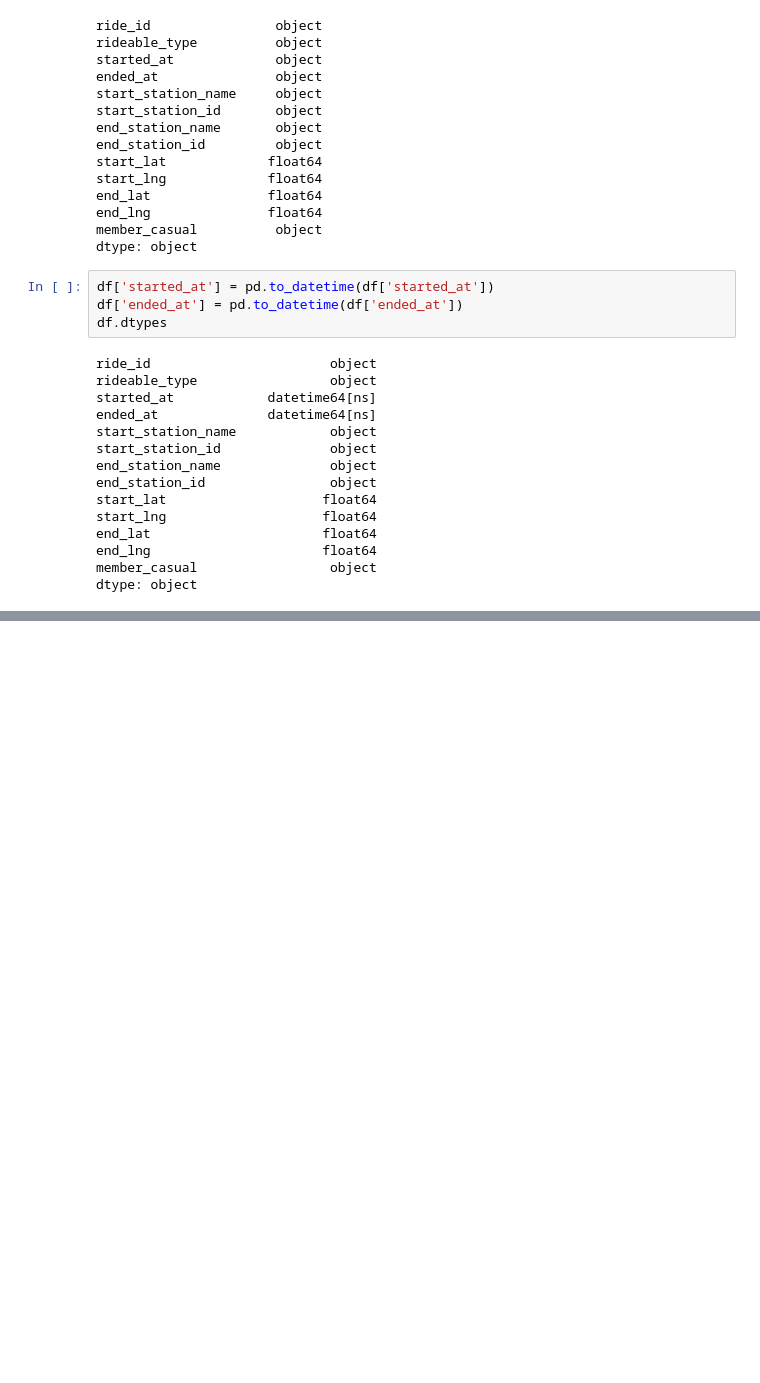
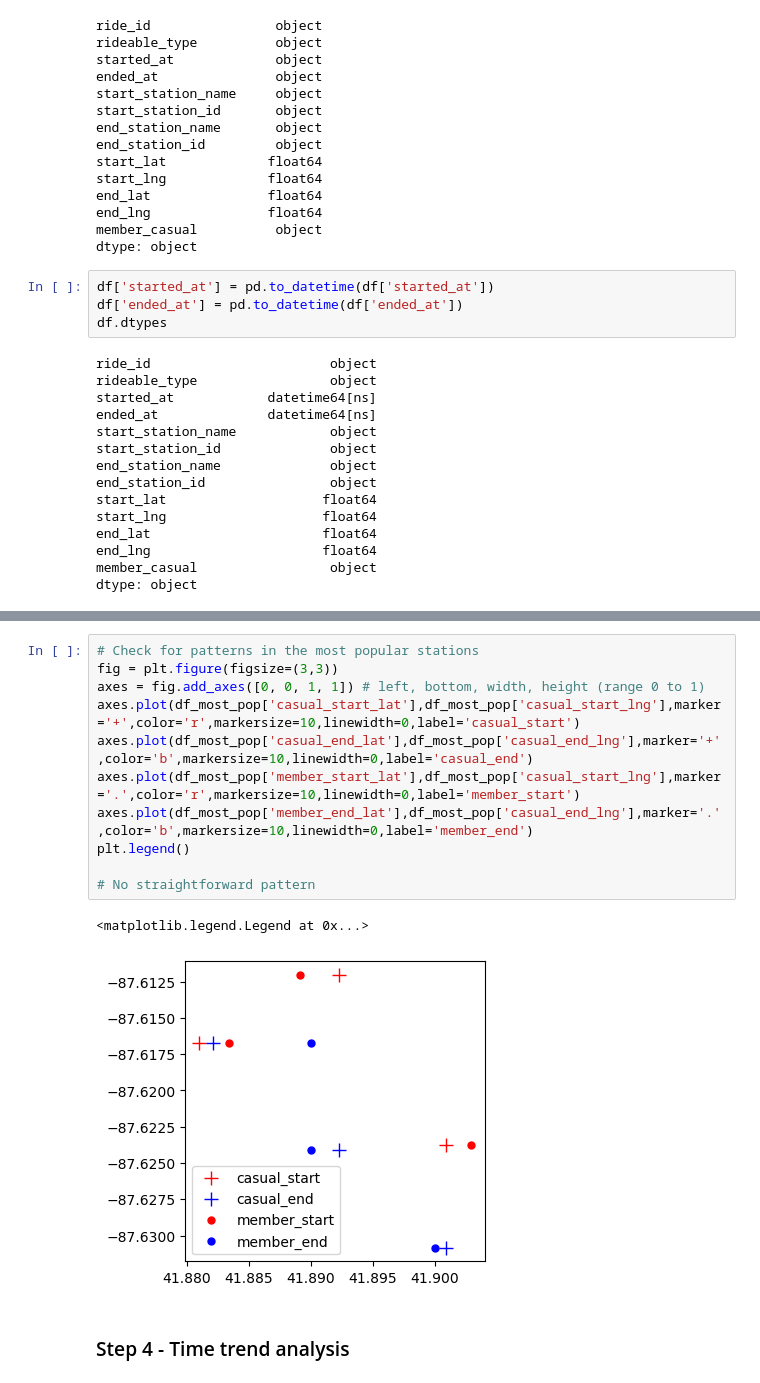
Before and after one commit to nagyroland97/Bike-share-dataset-analysis, a Jupyter notebook: python/main.ipynb, the cells around one changed output, grey strips where cells are left out. Saved outputs shown, nothing was run; the diff lists cells and outputs as text; blank space fills up the shorter version.

```diff
--- a/python/main.ipynb
+++ b/python/main.ipynb
@@ -351,0 +254,16 @@ sns.barplot(data=df,x='day_of_week',y=df['ride_length']/pd.Timedelta(minutes=1),
+# %%
+# Check for patterns in the most popular stations
+fig = plt.figure(figsize=(3,3))
+axes = fig.add_axes([0, 0, 1, 1]) # left, bottom, width, height (range 0 to 1)
+axes.plot(df_most_pop['casual_start_lat'],df_most_pop['casual_start_lng'],marker='+',color='r',markersize=10,linewidth=0,label='casual_start')
+axes.plot(df_most_pop['casual_end_lat'],df_most_pop['casual_end_lng'],marker='+',color='b',markersize=10,linewidth=0,label='casual_end')
+axes.plot(df_most_pop['member_start_lat'],df_most_pop['casual_start_lng'],marker='.',color='r',markersize=10,linewidth=0,label='member_start')
+axes.plot(df_most_pop['member_end_lat'],df_most_pop['casual_end_lng'],marker='.',color='b',markersize=10,linewidth=0,label='member_end')
+plt.legend()
+
+# No straightforward pattern
+# %% [output]
+<matplotlib.legend.Legend at 0x...>
+[figure, added]
+# %% [markdown]
+### Step 4 - Time trend analysis
```
Also changed, not shown: parts of 53 cells of this notebook.
